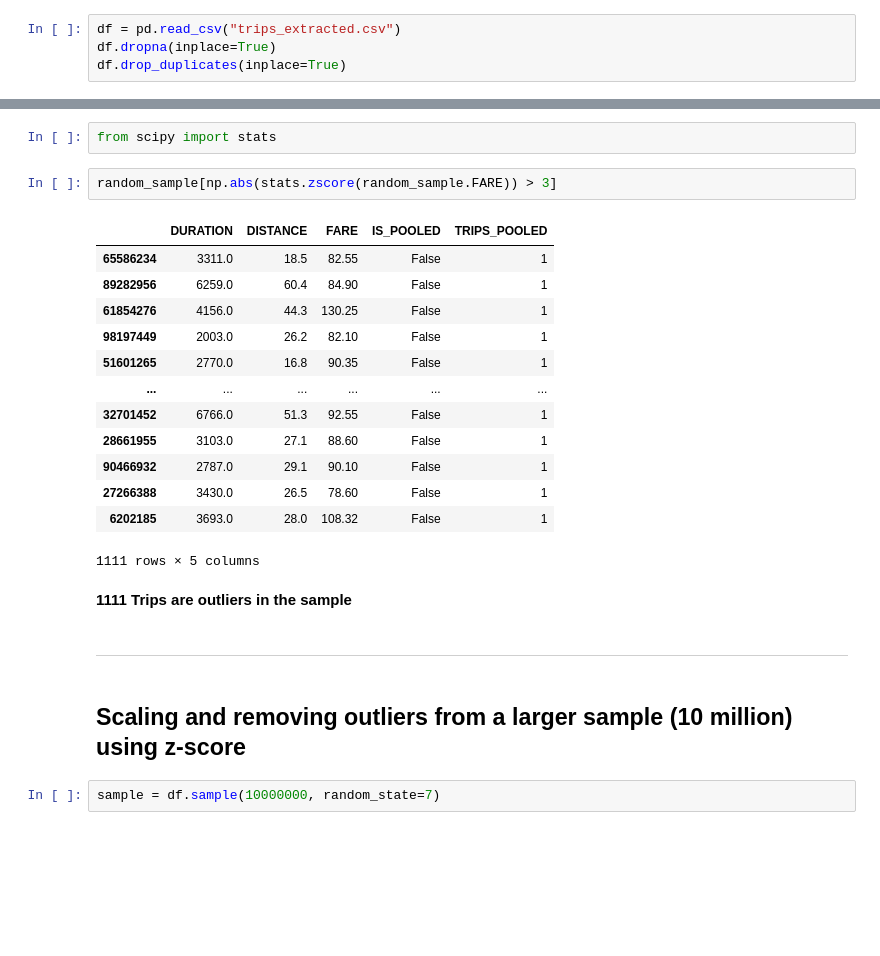
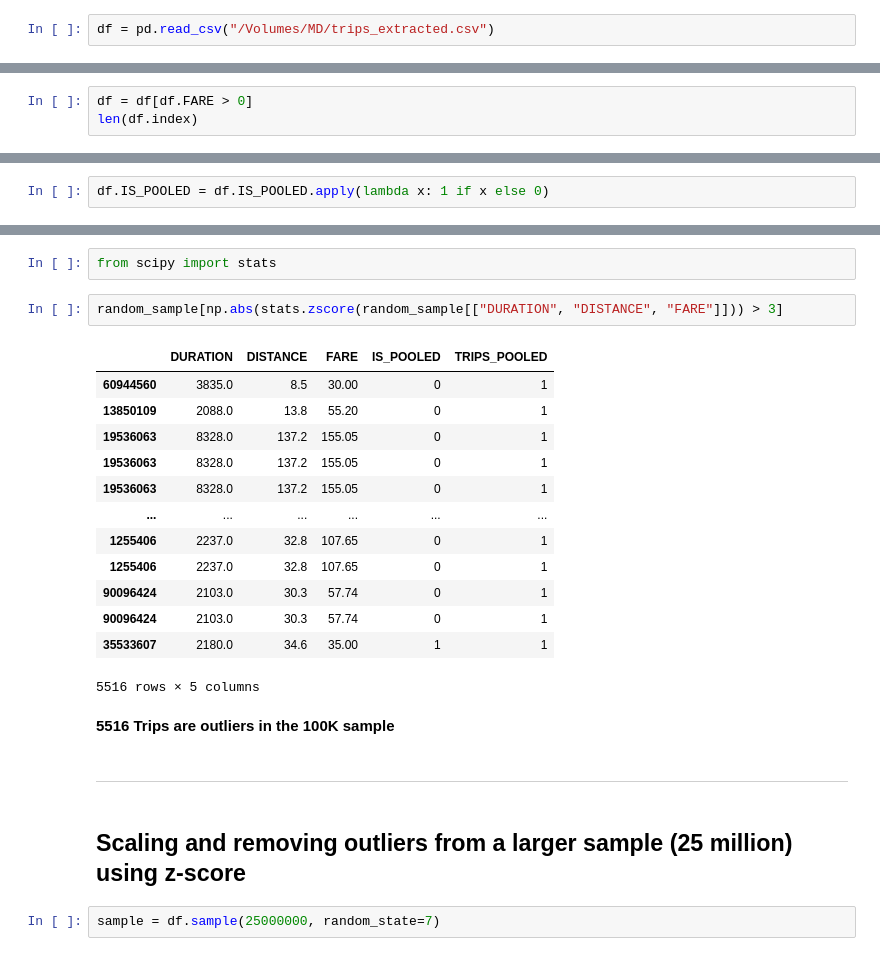
Before and after one commit to DarshanKodipalli/RideShare, a Jupyter notebook: fare_modeling/trips_analysis.ipynb, the cells around one changed output, grey strips where cells are left out. Saved outputs shown, nothing was run; the diff lists cells and outputs as text; blank space fills up the shorter version.

```diff
--- a/fare_modeling/trips_analysis.ipynb
+++ b/fare_modeling/trips_analysis.ipynb
@@ -7,4 +9,2 @@ import matplotlib.pyplot as plt
 # %%
-df = pd.read_csv("trips_extracted.csv")
-df.dropna(inplace=True)
-df.drop_duplicates(inplace=True)
+df = pd.read_csv("/Volumes/MD/trips_extracted.csv")
@@ -10,0 +20,3 @@ df.drop_duplicates(inplace=True)
+# %%
+df = df[df.FARE > 0]
+len(df.index)
@@ -11,3 +25,5 @@ df.drop_duplicates(inplace=True)
+# %%
+df.IS_POOLED = df.IS_POOLED.apply(lambda x: 1 if x else 0)
 # %%
 df.head()
 # %% [output]
@@ -164,29 +139,29 @@ random_sample[random_sample.FARE > upper_bound]
 # %%
 from scipy import stats
 # %%
-random_sample[np.abs(stats.zscore(random_sample.FARE)) > 3]
+random_sample[np.abs(stats.zscore(random_sample[["DURATION", "DISTANCE", "FARE"]])) > 3]
 # %% [output]
 |  | DURATION | DISTANCE | FARE | IS_POOLED | TRIPS_POOLED |
-| 65586234 | 3311.0 | 18.5 | 82.55 | False | 1 |
-| 89282956 | 6259.0 | 60.4 | 84.90 | False | 1 |
-| 61854276 | 4156.0 | 44.3 | 130.25 | False | 1 |
-| 98197449 | 2003.0 | 26.2 | 82.10 | False | 1 |
-| 51601265 | 2770.0 | 16.8 | 90.35 | False | 1 |
+| 60944560 | 3835.0 | 8.5 | 30.00 | 0 | 1 |
+| 13850109 | 2088.0 | 13.8 | 55.20 | 0 | 1 |
+| 19536063 | 8328.0 | 137.2 | 155.05 | 0 | 1 |
+| 19536063 | 8328.0 | 137.2 | 155.05 | 0 | 1 |
+| 19536063 | 8328.0 | 137.2 | 155.05 | 0 | 1 |
 | ... | ... | ... | ... | ... | ... |
-| 32701452 | 6766.0 | 51.3 | 92.55 | False | 1 |
-| 28661955 | 3103.0 | 27.1 | 88.60 | False | 1 |
-| 90466932 | 2787.0 | 29.1 | 90.10 | False | 1 |
-| 27266388 | 3430.0 | 26.5 | 78.60 | False | 1 |
-| 6202185 | 3693.0 | 28.0 | 108.32 | False | 1 |
+| 1255406 | 2237.0 | 32.8 | 107.65 | 0 | 1 |
+| 1255406 | 2237.0 | 32.8 | 107.65 | 0 | 1 |
+| 90096424 | 2103.0 | 30.3 | 57.74 | 0 | 1 |
+| 90096424 | 2103.0 | 30.3 | 57.74 | 0 | 1 |
+| 35533607 | 2180.0 | 34.6 | 35.00 | 1 | 1 |
-1111 rows × 5 columns
+5516 rows × 5 columns
 # %% [markdown]
-**1111 Trips are outliers in the sample**
+**5516 Trips are outliers in the 100K sample**
 # %% [markdown]
 -------------------------------------
 # %% [markdown]
-## Scaling and removing outliers from a larger sample (10 million) using z-score
+## Scaling and removing outliers from a larger sample (25 million) using z-score
 # %%
-sample = df.sample(10000000, random_state=7)
+sample = df.sample(25000000, random_state=7)
 # %%
 fare_mean = sample.FARE.mean()
 fare_stdv = sample.FARE.std()
```
Also changed, not shown: parts of 58 cells of this notebook, 3 other files.
